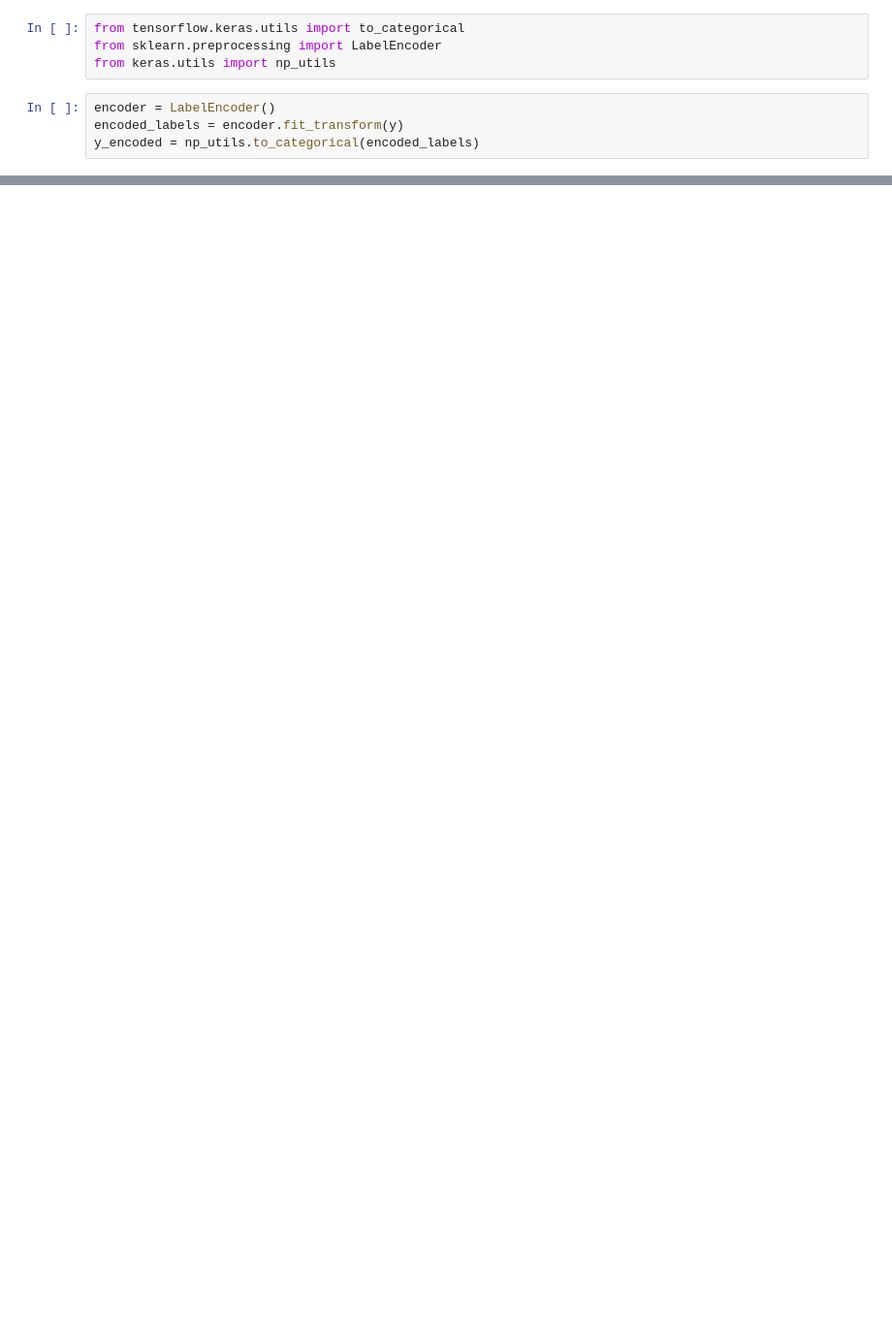
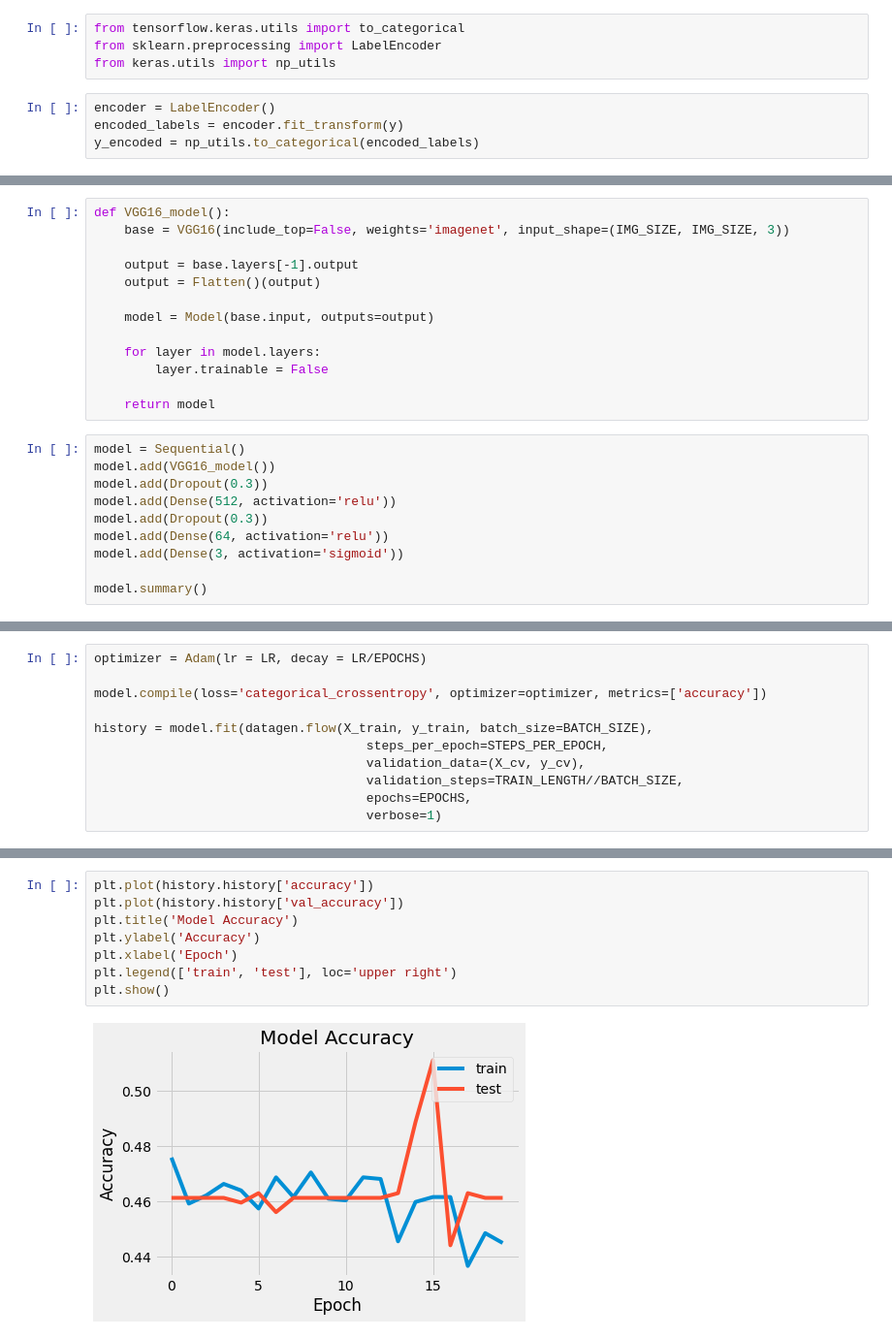
Before and after one commit to prasannarangam21/COVID-19-Radiography, a Jupyter notebook: covid_19.ipynb, the cells around one changed output, grey strips where cells are left out. Shown at 97% size. Saved outputs shown, nothing was run; the diff lists cells and outputs as text; blank space fills up the shorter version.

```diff
--- a/covid_19.ipynb
+++ b/covid_19.ipynb
@@ -141,0 +247,23 @@ Classification
+# %%
+def VGG16_model():
+    base = VGG16(include_top=False, weights='imagenet', input_shape=(IMG_SIZE, IMG_SIZE, 3))
+
+    output = base.layers[-1].output
+    output = Flatten()(output)
+
+    model = Model(base.input, outputs=output)
+
+    for layer in model.layers:
+        layer.trainable = False
+
+    return model
+# %%
+model = Sequential()
+model.add(VGG16_model())
+model.add(Dropout(0.3))
+model.add(Dense(512, activation='relu'))
+model.add(Dropout(0.3))
+model.add(Dense(64, activation='relu'))
+model.add(Dense(3, activation='sigmoid'))
+
+model.summary()
@@ -141,0 +288,11 @@ Classification
+# %%
+optimizer = Adam(lr = LR, decay = LR/EPOCHS)
+
+model.compile(loss='categorical_crossentropy', optimizer=optimizer, metrics=['accuracy'])
+
+history = model.fit(datagen.flow(X_train, y_train, batch_size=BATCH_SIZE),
+                                    steps_per_epoch=STEPS_PER_EPOCH,
+                                    validation_data=(X_cv, y_cv),
+                                    validation_steps=TRAIN_LENGTH//BATCH_SIZE,
+                                    epochs=EPOCHS,
+                                    verbose=1)
@@ -141,0 +317,10 @@ Classification
+# %%
+plt.plot(history.history['accuracy'])
+plt.plot(history.history['val_accuracy'])
+plt.title('Model Accuracy')
+plt.ylabel('Accuracy')
+plt.xlabel('Epoch')
+plt.legend(['train', 'test'], loc='upper right')
+plt.show()
+# %% [output]
+[figure, added]
```
Also changed, not shown: parts of 27 cells of this notebook.
